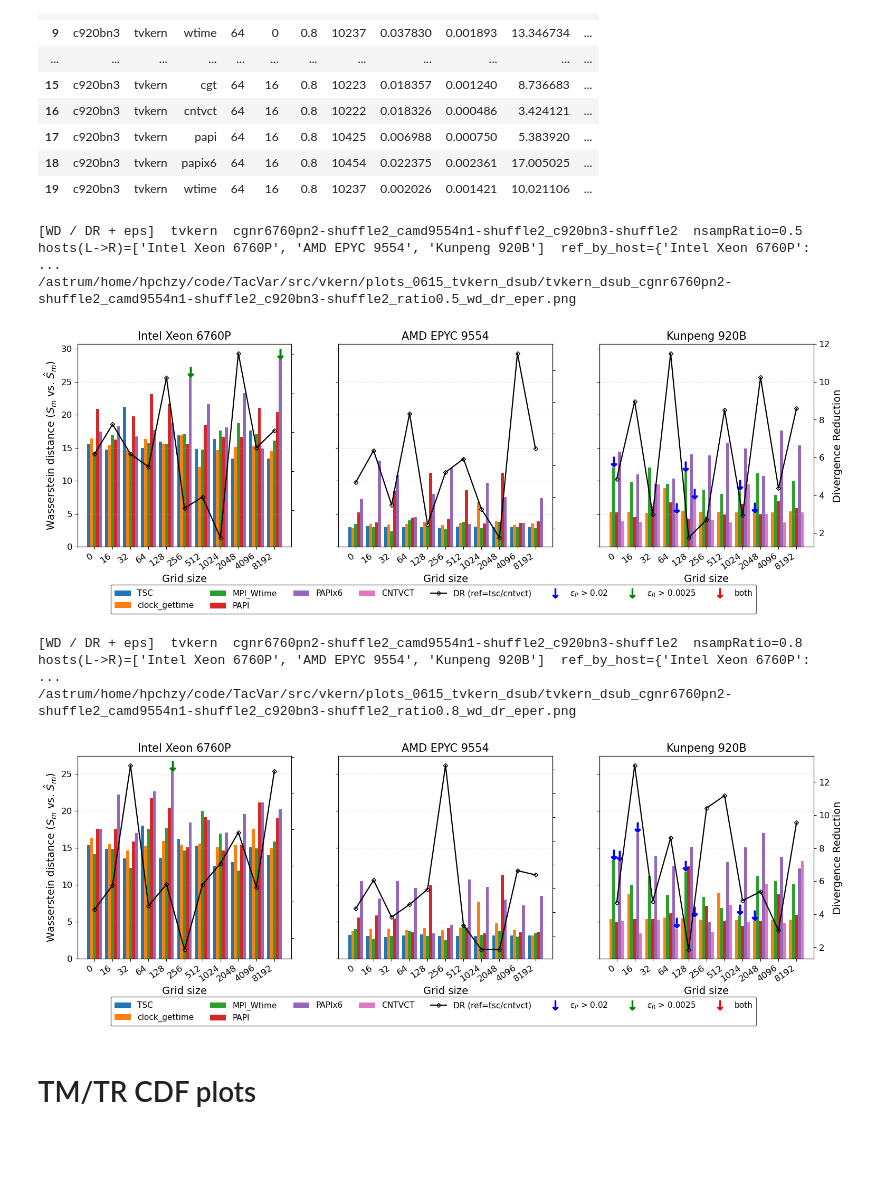
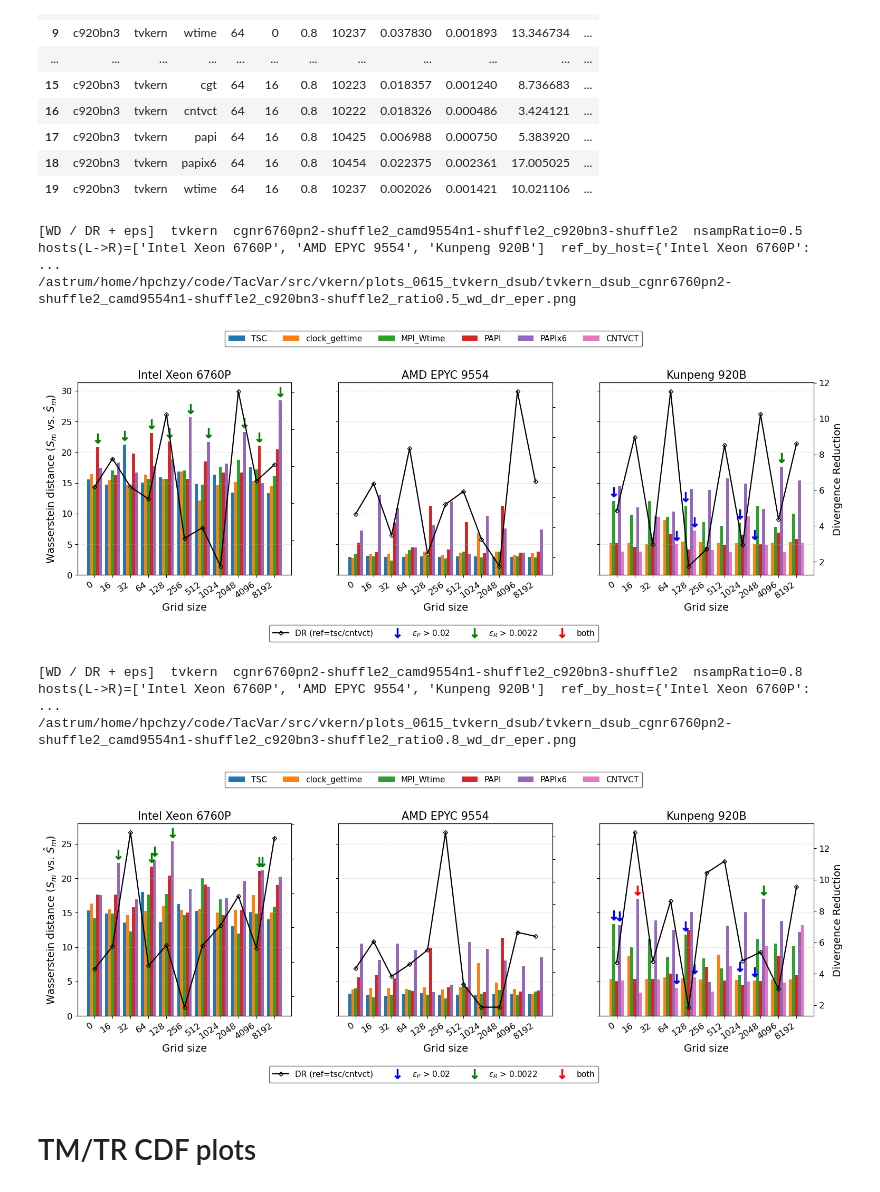
Before and after one commit to HunterHan/TacVar, a Jupyter notebook: src/vkern/plot_entry_filt.tvkern.0617.ipynb, the cells around one changed output. Cells and saved outputs as stored; diff of their text form; code cells hidden in the pictures; blank space fills up the shorter version.

```diff
--- a/src/vkern/plot_entry_filt.tvkern.0617.ipynb
+++ b/src/vkern/plot_entry_filt.tvkern.0617.ipynb
@@ -377,7 +377,7 @@ REF_TIMER_BY_HOST = {'cgnr6760pn2': 'tsc', 'camd9554n1': 'tsc', 'c920bn3': 'cntv
 
 # ---- thresholds (tune here) ----
 EP_THRESHOLD = 0.02   # eps_P over this -> flag (paper nominal 0.3; lowered to match tvkern data scale)
-ER_THRESHOLD = 0.0025 # eps_R over this -> flag (paper nominal 0.1; lowered to match tvkern data scale)
+ER_THRESHOLD = 0.0022 # eps_R over this -> flag (paper nominal 0.1; lowered to match tvkern data scale)
 
 
 def _wd_seq(a, b):
@@ -449,7 +449,7 @@ for ratio, ratio_df in df.groupby('ratio', sort=True):
     gmax = np.nanmax(plot_df[metric_bar].to_numpy(dtype=float)) if len(plot_df) else 1.0
     if not np.isfinite(gmax) or gmax <= 0:
         gmax = 1.0
-    arrow_dy = 0.03 * gmax
+    arrow_dy = 0.05 * gmax
 
     fig, axes = plt.subplots(1, len(hosts), figsize=(6.0 * len(hosts), 4.8), sharey=True, constrained_layout=False)
     axes = np.atleast_1d(axes)
@@ -480,7 +480,7 @@ for ratio, ratio_df in df.groupby('ratio', sort=True):
                 if c is None:
                     continue
                 ax1.plot(x[j] + offset, h + arrow_dy, marker=r'$\downarrow$', linestyle='None',
-                         color=c, markersize=ARROW_FONTSIZE, markeredgewidth=1.4, zorder=6, clip_on=False)
+                         color=c, markersize=ARROW_FONTSIZE, markeredgewidth=1.0, zorder=6, clip_on=False)
 
         ax1.set_title(HOST_LABELS.get(host, host), fontsize=TITLE_FONTSIZE)
         ax1.set_xlabel('Grid size', fontsize=AXIS_LABEL_FONTSIZE)
@@ -496,47 +496,53 @@ for ratio, ratio_df in df.groupby('ratio', sort=True):
         dr_by_size = dh.groupby('size')['dr'].mean()
         dr_vals = [dr_by_size.get(int(s), np.nan) for s in size_order]
         line, = ax2.plot(x, dr_vals, marker='D', markevery=1, markersize=4.5, markerfacecolor='none', markeredgewidth=1.0, color='black', linewidth=1.6)
         dr_handle = line
         ax2.tick_params(axis='y', labelsize=TICK_FONTSIZE)
         if ax1 is axes[-1]:
             ax2.set_ylabel('Divergence Reduction', fontsize=AXIS_LABEL_FONTSIZE)
         else:
             ax2.set_yticklabels([])
 
-    handles = list(bar_legend.values())
-    labels = list(bar_legend.keys())
-    if dr_handle is not None:
-        handles.append(dr_handle)
-        labels.append('DR (ref=tsc/cntvct)')
+    # top legend: timer colors only
+    timer_handles = list(bar_legend.values())
+    timer_labels = list(bar_legend.keys())
+    fig.legend(
+        timer_handles, timer_labels,
+        ncol=min(6, max(1, len(timer_labels))), fontsize=LEGEND_FONTSIZE,
+        loc='upper center', bbox_to_anchor=(0.5, 1.10),
+        frameon=True, framealpha=0.95, edgecolor='0.35', borderpad=0.45,
+    )
+
+    # bottom legend: DR line + eps_P / eps_R / both threshold arrows
     arrow_proxies = [
         Line2D([0], [0], marker=r'$\downarrow$', linestyle='None', color='blue', markersize=ARROW_FONTSIZE, label=fr'$\epsilon_P$ > {EP_THRESHOLD:g}'),
         Line2D([0], [0], marker=r'$\downarrow$', linestyle='None', color='green', markersize=ARROW_FONTSIZE, label=fr'$\epsilon_R$ > {ER_THRESHOLD:g}'),
         Line2D([0], [0], marker=r'$\downarrow$', linestyle='None', color='red', markersize=ARROW_FONTSIZE, label='both'),
     ]
-    handles += arrow_proxies
-    labels += [h.get_label() for h in arrow_proxies]
+    bottom_handles = ([dr_handle] if dr_handle is not None else []) + arrow_proxies
+    bottom_labels = (['DR (ref=tsc/cntvct)'] if dr_handle is not None else []) + [h.get_label() for h in arrow_proxies]
     fig.legend(
-        handles, labels,
-        ncol=min(8, max(1, len(labels))), fontsize=LEGEND_FONTSIZE,
+        bottom_handles, bottom_labels,
+        ncol=min(4, max(1, len(bottom_labels))), fontsize=LEGEND_FONTSIZE,
         loc='lower center', bbox_to_anchor=(0.5, -0.16),
         frameon=True, framealpha=0.95, edgecolor='0.35', borderpad=0.45,
     )
-    fig.subplots_adjust(bottom=0.12, top=0.92, wspace=0.22)
+    fig.subplots_adjust(bottom=0.12, top=0.88, wspace=0.22)
 
     if SAVE_FIG:
         for (kernel,), _g in plot_df.groupby(['kernel']):
             out = OUT_DIR / f'{kernel}_dsub_{SHUFFLE_LABEL}_ratio{ratio:g}_wd_dr_eper.png'
             fig.savefig(out, dpi=220, bbox_inches='tight')
             print(out)
             break
     plt.show()
 # %% [output]
 [WD / DR + eps]  tvkern  cgnr6760pn2-shuffle2_camd9554n1-shuffle2_c920bn3-shuffle2  nsampRatio=0.5  hosts(L->R)=['Intel Xeon 6760P', 'AMD EPYC 9554', 'Kunpeng 920B']  ref_by_host={'Intel Xeon 6760P':  ...
 /astrum/home/hpchzy/code/TacVar/src/vkern/plots_0615_tvkern_dsub/tvkern_dsub_cgnr6760pn2-shuffle2_camd9554n1-shuffle2_c920bn3-shuffle2_ratio0.5_wd_dr_eper.png
-[figure, old version]
+[figure, new version]
 [WD / DR + eps]  tvkern  cgnr6760pn2-shuffle2_camd9554n1-shuffle2_c920bn3-shuffle2  nsampRatio=0.8  hosts(L->R)=['Intel Xeon 6760P', 'AMD EPYC 9554', 'Kunpeng 920B']  ref_by_host={'Intel Xeon 6760P':  ...
 /astrum/home/hpchzy/code/TacVar/src/vkern/plots_0615_tvkern_dsub/tvkern_dsub_cgnr6760pn2-shuffle2_camd9554n1-shuffle2_c920bn3-shuffle2_ratio0.8_wd_dr_eper.png
-[figure, old version]
+[figure, new version]
 # %% [markdown]
 # TM/TR CDF plots
 # %%
```
Also changed, not shown: 2 other files.
